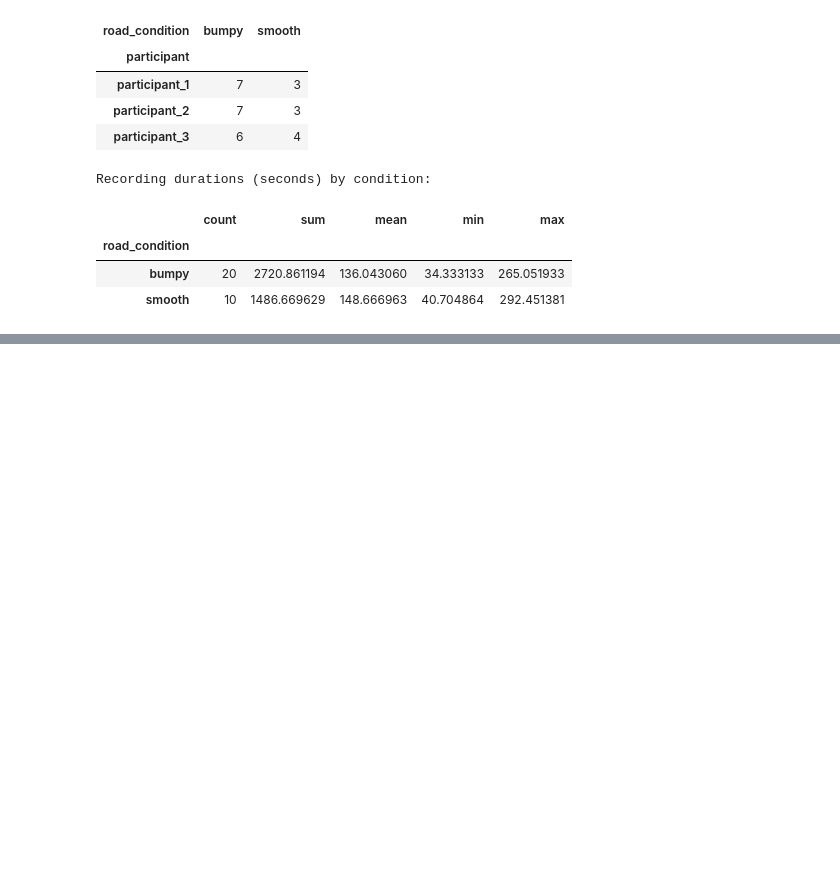
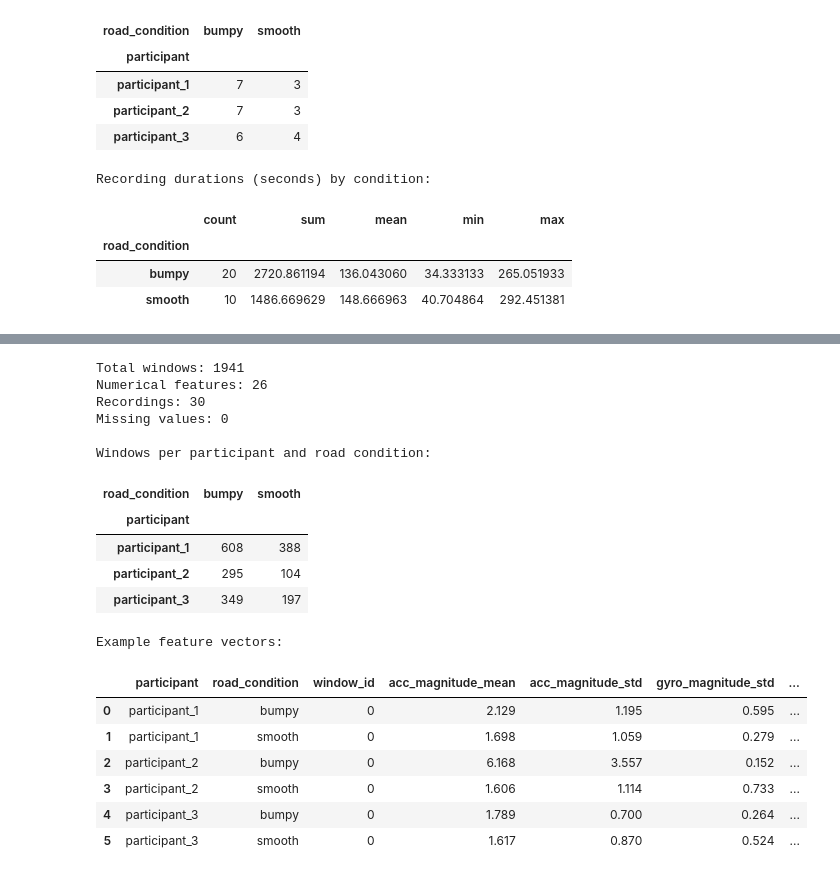
Before and after one commit to xinran-2/Pavement-smoothness-detection-model, a Jupyter notebook: notebooks/Project_pipeline.ipynb, the cells around one changed output, grey strips where cells are left out. Cells and saved outputs as stored; diff of their text form; code cells hidden in the pictures; blank space fills up the shorter version.

```diff
--- a/notebooks/Project_pipeline.ipynb
+++ b/notebooks/Project_pipeline.ipynb
@@ -144,0 +274,17 @@ The analysis also aims to identify the portions of each recording corresponding
+# %%
+window_sizes = (
+    windowed_df.groupby(["recording_id", "window_id"])
+    .size().reset_index(name="n_samples")
+)
+print("Samples per window (before filtering):")
+display(window_sizes["n_samples"].describe())
+
+min_samples = 180
+valid_windows = window_sizes.loc[
+    window_sizes["n_samples"] >= min_samples, ["recording_id", "window_id"]
+]
+windowed_df = windowed_df.merge(
+    valid_windows, on=["recording_id", "window_id"], how="inner"
+)
+print("Windows retained:", len(valid_windows))
+print("Recordings retained:", windowed_df["recording_id"].nunique())
@@ -144,0 +392,62 @@ The analysis also aims to identify the portions of each recording corresponding
+# %%
+
+#verify the feature dataset
+print("Total windows:", len(features_df))
+print("Numerical features:", 26)
+print("Recordings:", features_df["recording_id"].nunique())
+print("Missing values:", features_df.isnull().sum().sum())
+
+
+window_summary = (
+    features_df.groupby(["participant", "road_condition"])
+    .size()
+    .unstack(fill_value=0)
+)
+
+print("\nWindows per participant and road condition:")
+display(window_summary)
+
+
+#select representative features from all three sensors
+display_columns = [
+    "participant",
+    "road_condition",
+    "window_id",
+    "acc_magnitude_mean",
+    "acc_magnitude_std",
+    "gyro_magnitude_std",
+    "gravity_z_mean"
+]
+
+#display one example window per participant and road condition
+feature_preview = (
+    features_df.groupby(
+        ["participant", "road_condition"],
+        sort=True
+    )
+    .head(1)[display_columns]
+    .reset_index(drop=True)
+)
+
+print("Example feature vectors:")
+display(feature_preview.round(3))
+# %% [output]
+Total windows: 1941
+Numerical features: 26
+Recordings: 30
+Missing values: 0
+
+Windows per participant and road condition:
+| road_condition | bumpy | smooth |
+| participant |  |  |
+| participant_1 | 608 | 388 |
+| participant_2 | 295 | 104 |
+| participant_3 | 349 | 197 |
+Example feature vectors:
+|  | participant | road_condition | window_id | acc_magnitude_mean | acc_magnitude_std | gyro_magnitude_std | ... |
+| 0 | participant_1 | bumpy | 0 | 2.129 | 1.195 | 0.595 | ... |
+| 1 | participant_1 | smooth | 0 | 1.698 | 1.059 | 0.279 | ... |
+| 2 | participant_2 | bumpy | 0 | 6.168 | 3.557 | 0.152 | ... |
+| 3 | participant_2 | smooth | 0 | 1.606 | 1.114 | 0.733 | ... |
+| 4 | participant_3 | bumpy | 0 | 1.789 | 0.700 | 0.264 | ... |
+| 5 | participant_3 | smooth | 0 | 1.617 | 0.870 | 0.524 | ... |
```
Also changed, not shown: parts of 16 cells of this notebook.
